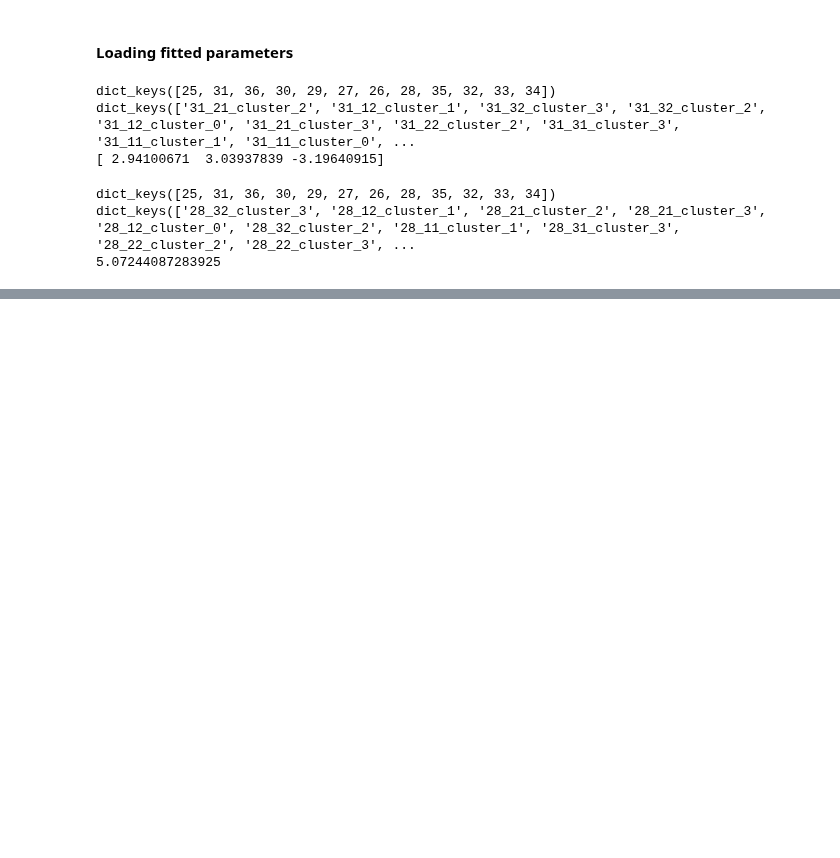
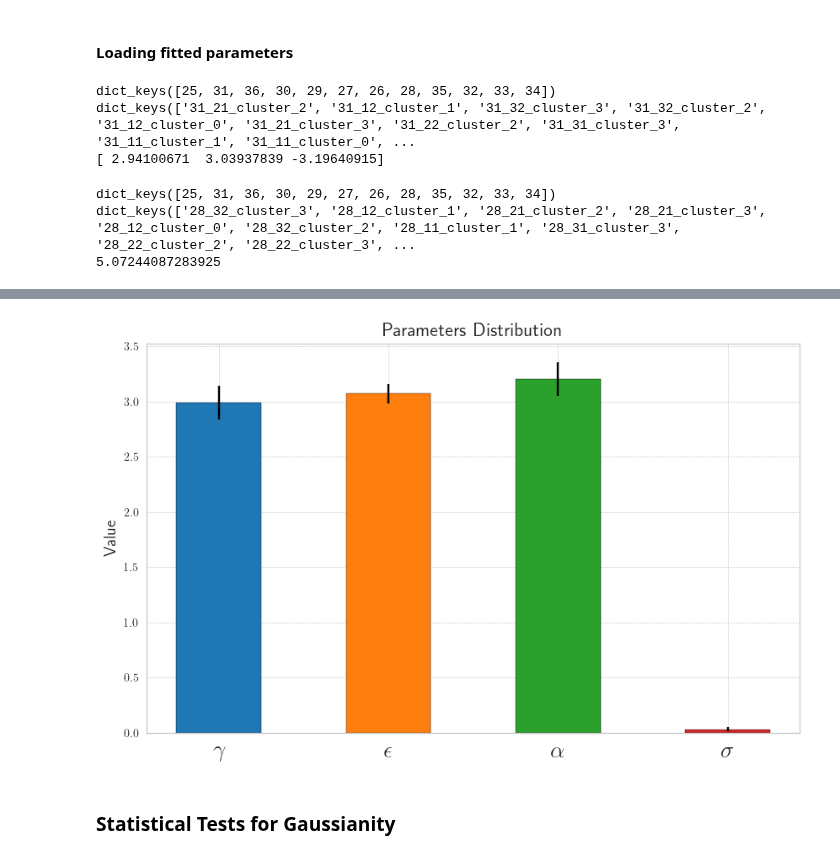
Before and after one commit to flaviaferrus/MotorControlPrediction, a Jupyter notebook: Notebooks/MultipleSubjects.ipynb, the cells around one changed output, grey strips where cells are left out. Saved outputs shown, nothing was run; the diff lists cells and outputs as text; code cells hidden in the pictures; blank space fills up the shorter version.

```diff
--- a/Notebooks/MultipleSubjects.ipynb
+++ b/Notebooks/MultipleSubjects.ipynb
@@ -188,0 +191,22 @@ dict_keys(['28_32_cluster_3', '28_12_cluster_1', '28_21_cluster_2', '28_21_clust
+# %%
+def extract_all_parameters(params_dict):
+    parameters = []
+    for key in params_dict:
+        for subkey in params_dict[key]:
+            result = params_dict[key][subkey]
+            if isinstance(result, dict) and 'x' in result:
+                parameters.append(result['x'])
+            else:
+                parameters.append(result.x)
+    return np.array(parameters)
+# %%
+# Extract parameters from both dictionaries
+params_array = extract_all_parameters(params_loaded)
+sigma_array = extract_all_parameters(opt_sigma)
+
+print(params_array)
+print(sigma_array)
+print(len(params_array))
+print(len(sigma_array))
+print(sigma_array.shape)
+print(params_array.shape)
@@ -188,0 +366,8 @@ dict_keys(['28_32_cluster_3', '28_12_cluster_1', '28_21_cluster_2', '28_21_clust
+# %%
+plotting_params_2(combined_params, style_label= 'seaborn-whitegrid',
+                  saving_plot = True, folder_name = 'fitted_pics',
+                    pic_name = 'params_3')
+# %% [output]
+[figure, added]
+# %% [markdown]
+### Statistical Tests for Gaussianity
```
Also changed, not shown: parts of 19 cells of this notebook, 7 other files.
